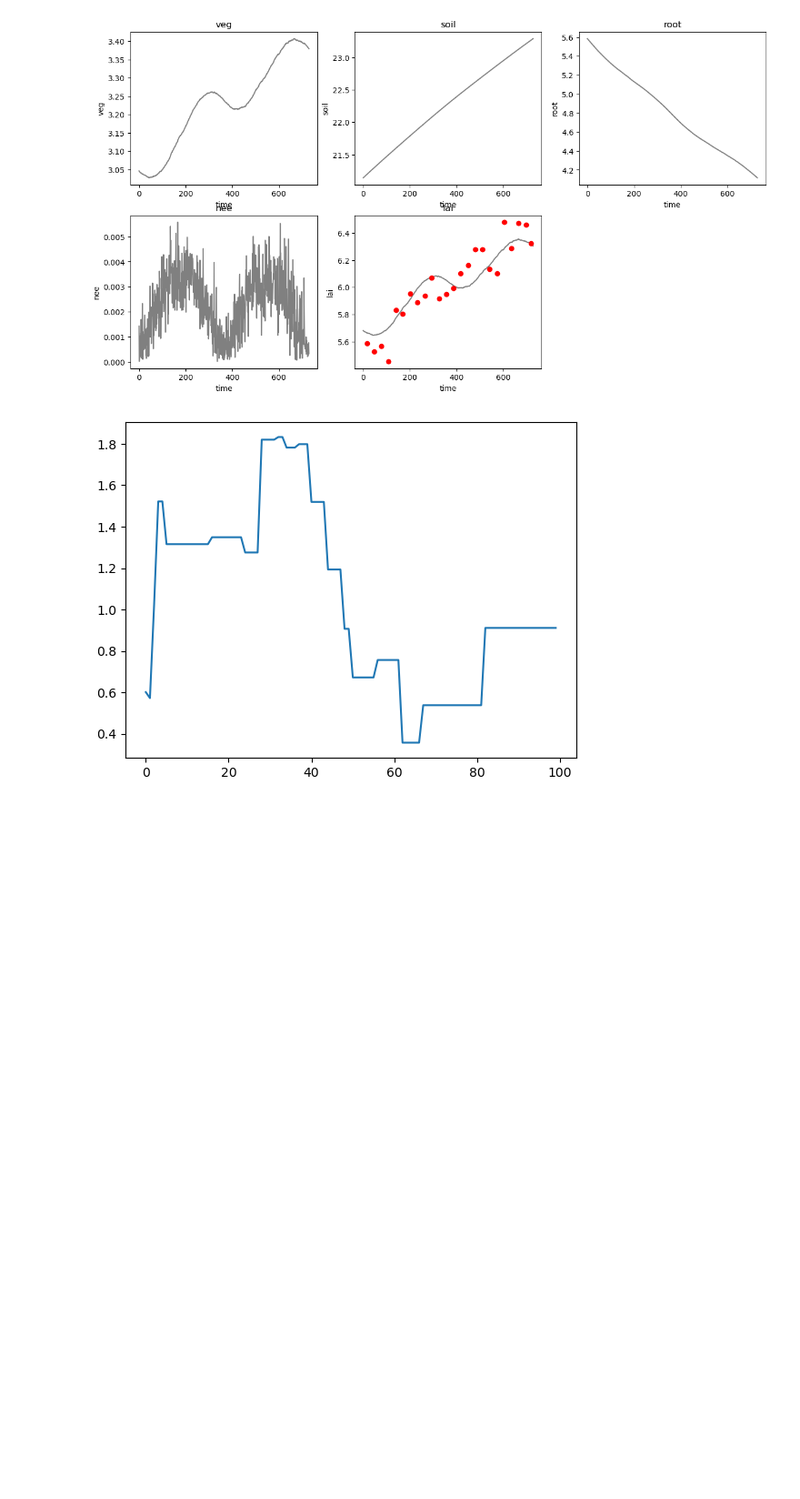
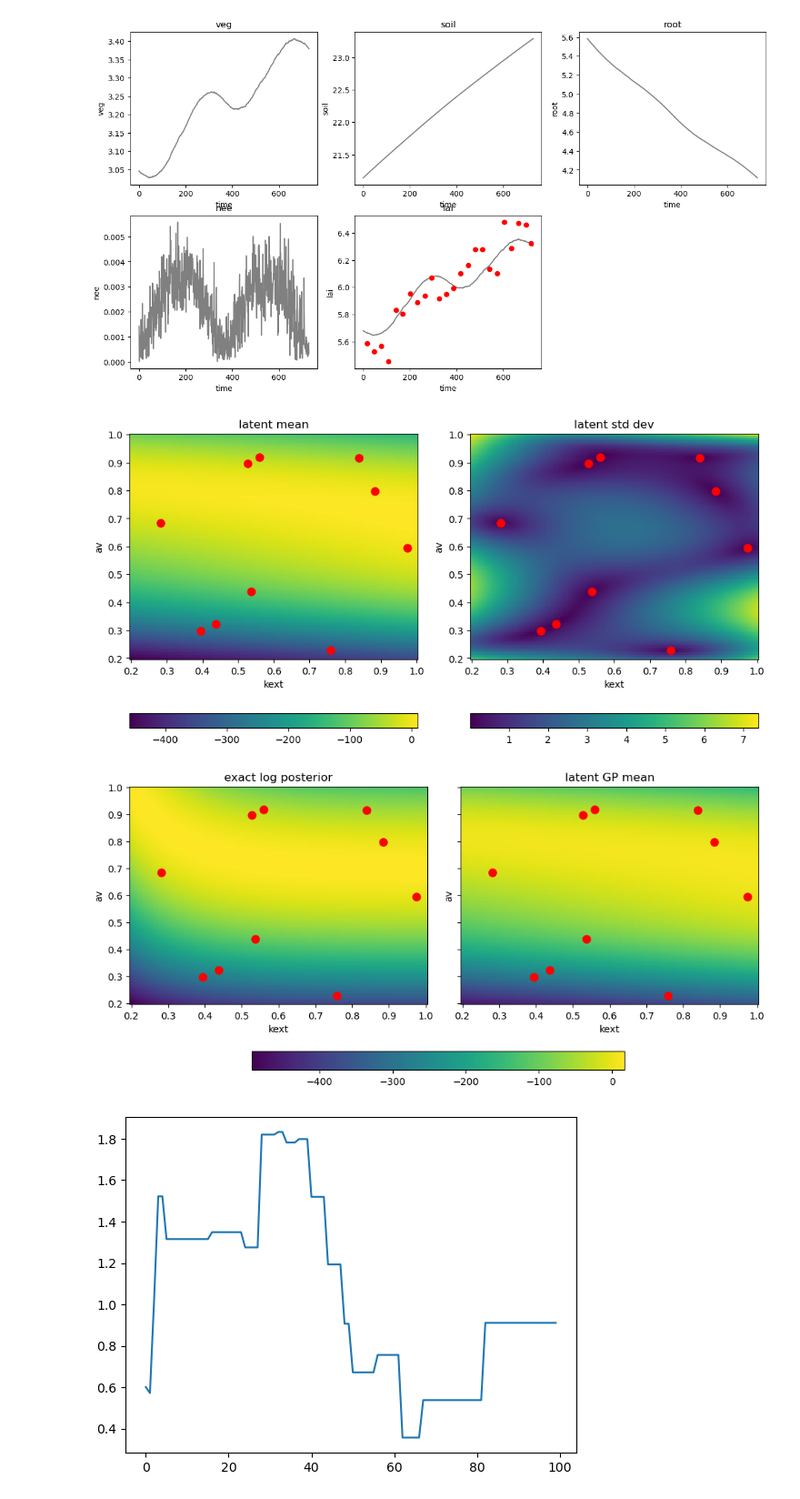
Before and after one commit to arob5/Bayesian-inference-with-surrogates, a Jupyter notebook: experiments/vsem/vsem_experiment.ipynb, the cells around one changed output. Shown at 91% size. Cells and saved outputs as stored; diff of their text form; code cells hidden in the pictures; blank space fills up the shorter version.

```diff
--- a/experiments/vsem/vsem_experiment.ipynb
+++ b/experiments/vsem/vsem_experiment.ipynb
@@ -73,4 +73,11 @@ plt.show()
 # %%
 fig_exact, ax_exact = vsem_test.plot_exact_log_post()
 fig_gp_post, ax_gp_post = vsem_test.plot_gp_pred(conditional=True, latent_pred=True, figsize=(10,5))
 fig_comparison, ax_comparison = vsem_test.plot_true_vs_gp_mean(conditional=True, latent_pred=True, figsize=(10,5))
+
+fig_comparison.subplots_adjust(bottom=0.3)
+display(fig_gp_post)
+display(fig_comparison)
+# %% [output]
+[figure, added]
+[figure, added]
```
Also changed, not shown: parts of 6 cells of this notebook, 1 other file.
